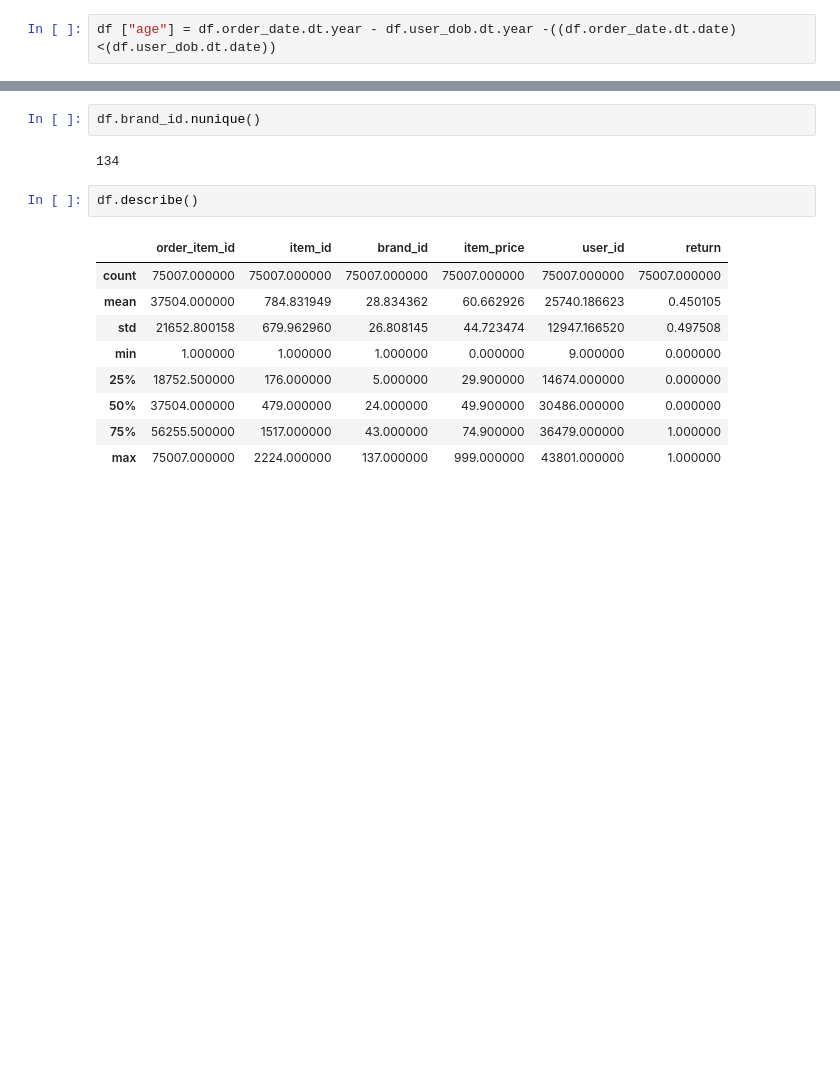
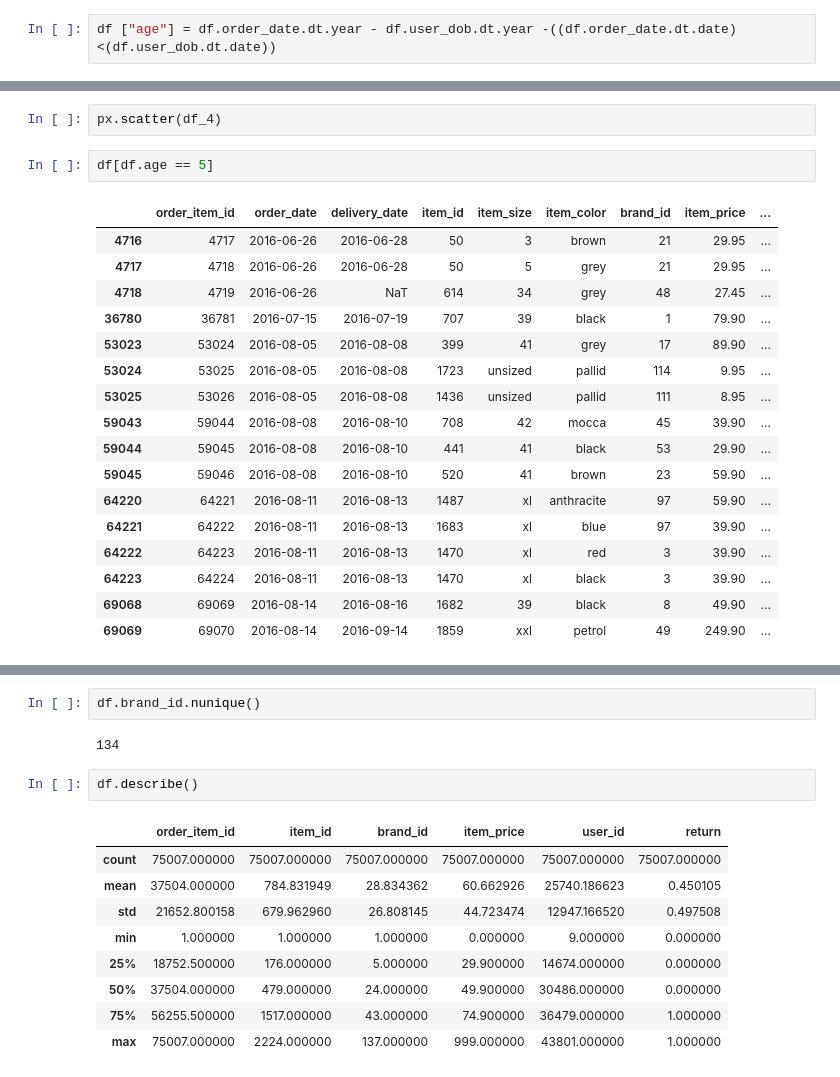
Before and after one commit to P-AEL/ML-Projekt, a Jupyter notebook: Paul/blob.ipynb, the cells around one changed output, grey strips where cells are left out. Saved outputs shown, nothing was run; the diff lists cells and outputs as text; blank space fills up the shorter version.

```diff
--- a/Paul/blob.ipynb
+++ b/Paul/blob.ipynb
@@ -63,0 +85,22 @@ df
+# %%
+px.scatter(df_4)
+# %%
+df[df.age == 5]
+# %% [output]
+|  | order_item_id | order_date | delivery_date | item_id | item_size | item_color | brand_id | item_price | ... |
+| 4716 | 4717 | 2016-06-26 | 2016-06-28 | 50 | 3 | brown | 21 | 29.95 | ... |
+| 4717 | 4718 | 2016-06-26 | 2016-06-28 | 50 | 5 | grey | 21 | 29.95 | ... |
+| 4718 | 4719 | 2016-06-26 | NaT | 614 | 34 | grey | 48 | 27.45 | ... |
+| 36780 | 36781 | 2016-07-15 | 2016-07-19 | 707 | 39 | black | 1 | 79.90 | ... |
+| 53023 | 53024 | 2016-08-05 | 2016-08-08 | 399 | 41 | grey | 17 | 89.90 | ... |
+| 53024 | 53025 | 2016-08-05 | 2016-08-08 | 1723 | unsized | pallid | 114 | 9.95 | ... |
+| 53025 | 53026 | 2016-08-05 | 2016-08-08 | 1436 | unsized | pallid | 111 | 8.95 | ... |
+| 59043 | 59044 | 2016-08-08 | 2016-08-10 | 708 | 42 | mocca | 45 | 39.90 | ... |
+| 59044 | 59045 | 2016-08-08 | 2016-08-10 | 441 | 41 | black | 53 | 29.90 | ... |
+| 59045 | 59046 | 2016-08-08 | 2016-08-10 | 520 | 41 | brown | 23 | 59.90 | ... |
+| 64220 | 64221 | 2016-08-11 | 2016-08-13 | 1487 | xl | anthracite | 97 | 59.90 | ... |
+| 64221 | 64222 | 2016-08-11 | 2016-08-13 | 1683 | xl | blue | 97 | 39.90 | ... |
+| 64222 | 64223 | 2016-08-11 | 2016-08-13 | 1470 | xl | red | 3 | 39.90 | ... |
+| 64223 | 64224 | 2016-08-11 | 2016-08-13 | 1470 | xl | black | 3 | 39.90 | ... |
+| 69068 | 69069 | 2016-08-14 | 2016-08-16 | 1682 | 39 | black | 8 | 49.90 | ... |
+| 69069 | 69070 | 2016-08-14 | 2016-09-14 | 1859 | xxl | petrol | 49 | 249.90 | ... |
```
Also changed, not shown: parts of 17 cells of this notebook.
